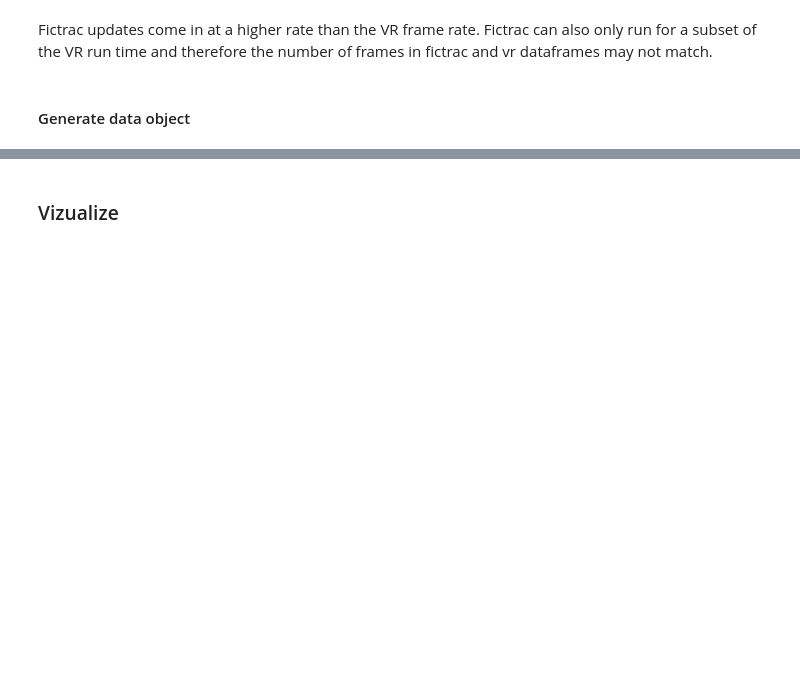
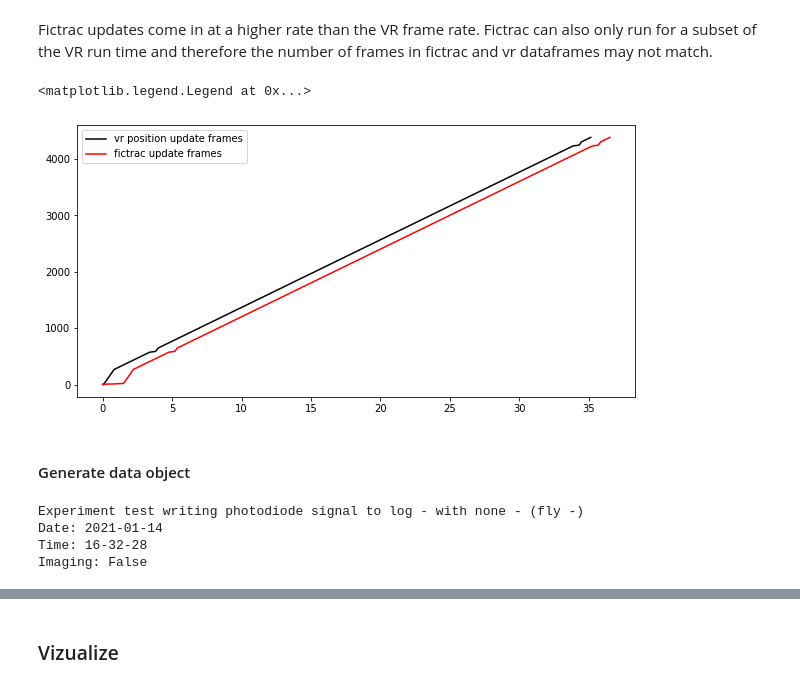
Before and after one commit to hjmh/unityvr, a Jupyter notebook: unityvr/scripts/parseUnityLog.ipynb, the cells around one changed output, grey strips where cells are left out. Cells and saved outputs as stored; diff of their text form; code cells hidden in the pictures; blank space fills up the shorter version.

```diff
--- a/unityvr/scripts/parseUnityLog.ipynb
+++ b/unityvr/scripts/parseUnityLog.ipynb
@@ -74,9 +92,12 @@ ftDf.head()
 Fictrac updates come in at a higher rate than the VR frame rate. Fictrac can also only run for a subset of the VR run time and therefore the number of frames in fictrac and vr dataframes may not match.
 # %%
 fig, ax = plt.subplots(1,1, figsize=(10,5))
-ax.plot(posDf.frame, 'k')
-ax.plot(ftDf.frame, 'r')
+ax.plot(posDf.time, posDf.frame, 'k')
+ax.plot(ftDf.ficTracTReadMs/1000, ftDf.frame, 'r')
 ax.legend(['vr position update frames','fictrac update frames'])
+# %% [output]
+<matplotlib.legend.Legend at 0x...>
+[figure, added]
 # %% [markdown]
 #### Generate data object
 # %%
@@ -123,3 +181,11 @@ uvrTest.printMetadata()
+# %%
+uvrTest = constructUnityVRexperiment(dat,fileName)
+uvrTest.printMetadata()
+# %% [output]
+Experiment test writing photodiode signal to log - with none - (fly -)
+Date: 2021-01-14
+Time: 16-32-28
+Imaging: False
 # %%
 frameftDf = uvrTest.downsampleftDf()
 frameftDf.head()
```
Also changed, not shown: parts of 23 cells of this notebook.
